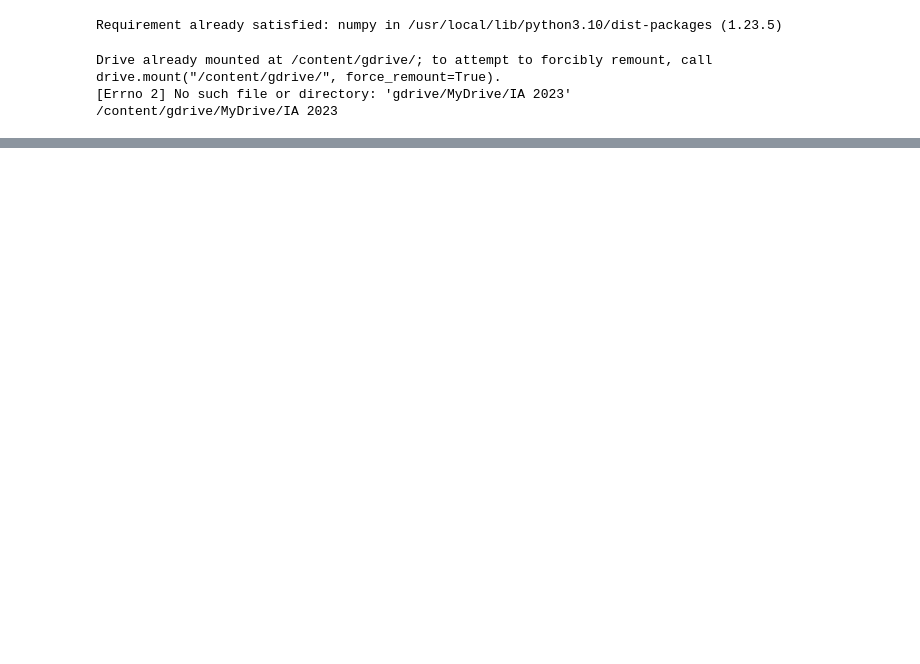
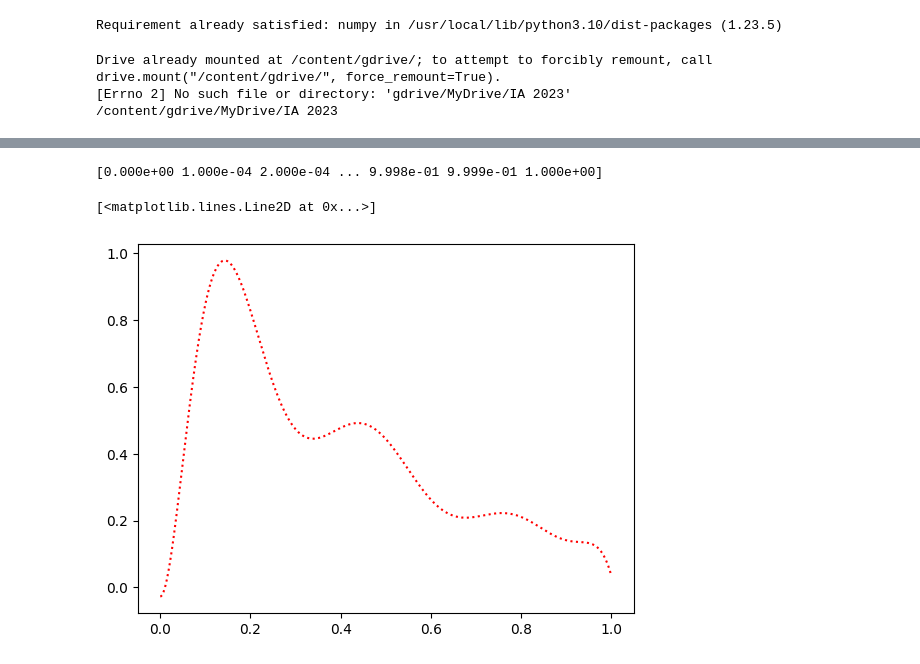
Before and after one commit to facundodelga/IA, a Jupyter notebook: Sugeno1.ipynb, the cells around one changed output, grey strips where cells are left out. Saved outputs shown, nothing was run; the diff lists cells and outputs as text; code cells hidden in the pictures; blank space fills up the shorter version.

```diff
--- a/Sugeno1.ipynb
+++ b/Sugeno1.ipynb
@@ -251,0 +315,14 @@ plt.plot(fis2.rules, marker='o', linestyle='-') # Grafico las reglas???
+# %%
+#Prediccion de vda segun tiempo
+paso = 0.0001
+x_tiempoReg = [i * paso for i in range(int(1 / paso) + 1)]
+x_tiempoReg = np.array(x_tiempoReg)
+print(x_tiempoReg)
+prediccion = model.evalfis(np.vstack(x_tiempoReg))
+
+#plt.plot(x_tiempo,x_vda,color = "grey")
+plt.plot(x_tiempoReg,prediccion,linestyle='dotted', color = "red")
+# %% [output]
+[0.000e+00 1.000e-04 2.000e-04 ... 9.998e-01 9.999e-01 1.000e+00]
+[<matplotlib.lines.Line2D at 0x...>]
+[figure, added]
```
Also changed, not shown: parts of 8 cells of this notebook.
